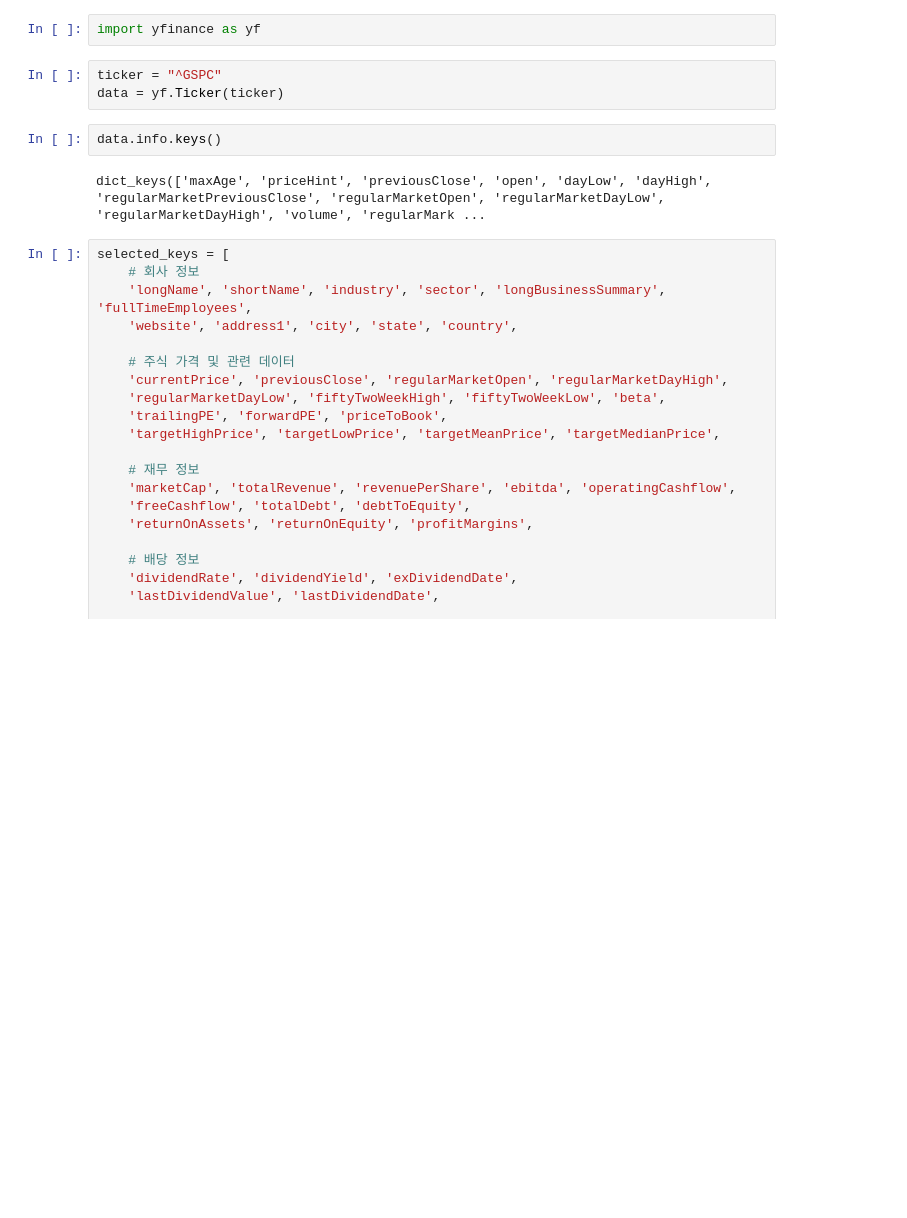
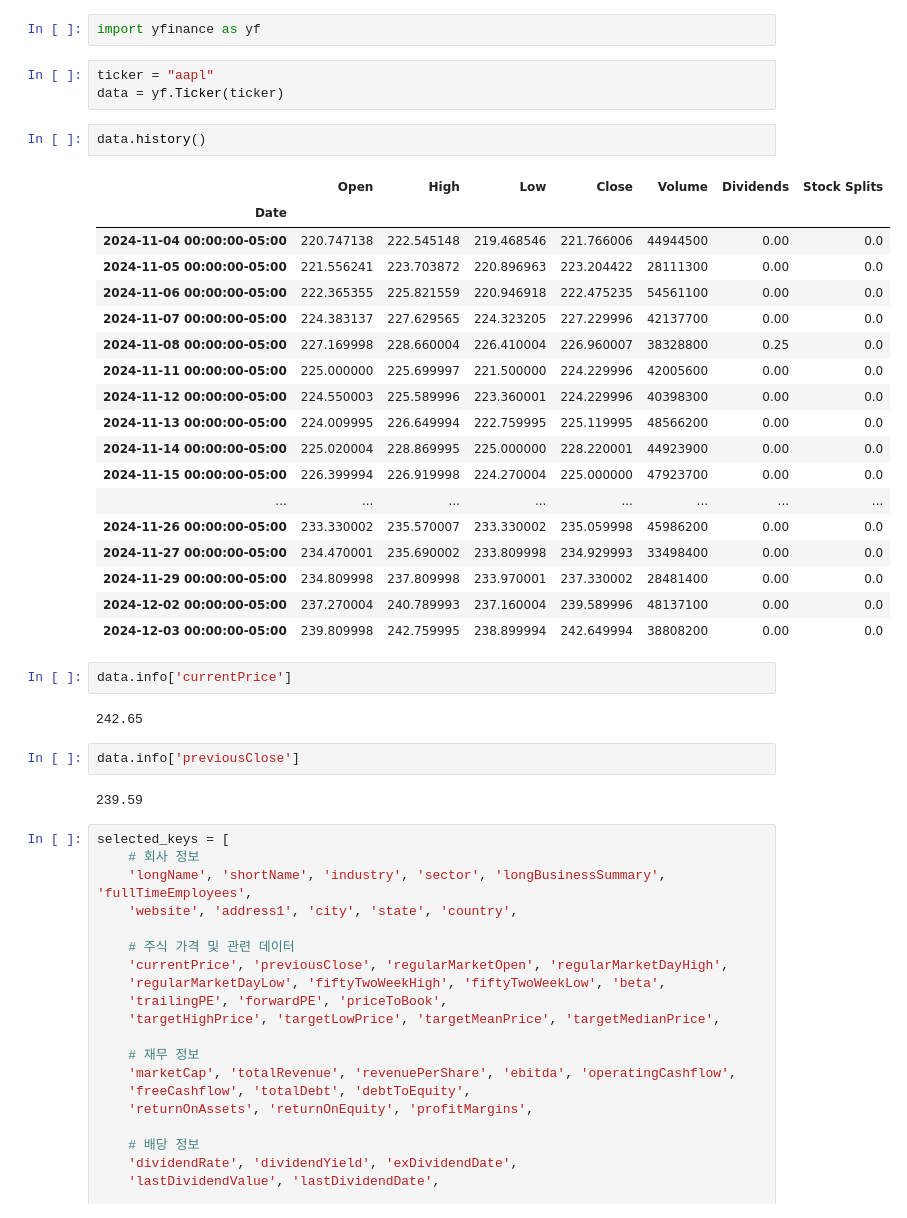
Before and after one commit to Pjus/investing, a Jupyter notebook: test.ipynb, the cells around one changed output. Saved outputs shown, nothing was run; the diff lists cells and outputs as text; blank space fills up the shorter version.

```diff
--- a/test.ipynb
+++ b/test.ipynb
@@ -1,12 +1,37 @@
 # %%
 import yfinance as yf
 # %%
-ticker = "^GSPC"
+ticker = "aapl"
 data = yf.Ticker(ticker)
+# %%
+data.history()
+# %% [output]
+|  | Open | High | Low | Close | Volume | Dividends | Stock Splits |
+| Date |  |  |  |  |  |  |  |
+| 2024-11-04 00:00:00-05:00 | 220.747138 | 222.545148 | 219.468546 | 221.766006 | 44944500 | 0.00 | 0.0 |
+| 2024-11-05 00:00:00-05:00 | 221.556241 | 223.703872 | 220.896963 | 223.204422 | 28111300 | 0.00 | 0.0 |
+| 2024-11-06 00:00:00-05:00 | 222.365355 | 225.821559 | 220.946918 | 222.475235 | 54561100 | 0.00 | 0.0 |
+| 2024-11-07 00:00:00-05:00 | 224.383137 | 227.629565 | 224.323205 | 227.229996 | 42137700 | 0.00 | 0.0 |
+| 2024-11-08 00:00:00-05:00 | 227.169998 | 228.660004 | 226.410004 | 226.960007 | 38328800 | 0.25 | 0.0 |
+| 2024-11-11 00:00:00-05:00 | 225.000000 | 225.699997 | 221.500000 | 224.229996 | 42005600 | 0.00 | 0.0 |
+| 2024-11-12 00:00:00-05:00 | 224.550003 | 225.589996 | 223.360001 | 224.229996 | 40398300 | 0.00 | 0.0 |
+| 2024-11-13 00:00:00-05:00 | 224.009995 | 226.649994 | 222.759995 | 225.119995 | 48566200 | 0.00 | 0.0 |
+| 2024-11-14 00:00:00-05:00 | 225.020004 | 228.869995 | 225.000000 | 228.220001 | 44923900 | 0.00 | 0.0 |
+| 2024-11-15 00:00:00-05:00 | 226.399994 | 226.919998 | 224.270004 | 225.000000 | 47923700 | 0.00 | 0.0 |
+| ... | ... | ... | ... | ... | ... | ... | ... |
+| 2024-11-26 00:00:00-05:00 | 233.330002 | 235.570007 | 233.330002 | 235.059998 | 45986200 | 0.00 | 0.0 |
+| 2024-11-27 00:00:00-05:00 | 234.470001 | 235.690002 | 233.809998 | 234.929993 | 33498400 | 0.00 | 0.0 |
+| 2024-11-29 00:00:00-05:00 | 234.809998 | 237.809998 | 233.970001 | 237.330002 | 28481400 | 0.00 | 0.0 |
+| 2024-12-02 00:00:00-05:00 | 237.270004 | 240.789993 | 237.160004 | 239.589996 | 48137100 | 0.00 | 0.0 |
+| 2024-12-03 00:00:00-05:00 | 239.809998 | 242.759995 | 238.899994 | 242.649994 | 38808200 | 0.00 | 0.0 |
 # %%
-data.info.keys()
+data.info['currentPrice']
 # %% [output]
-dict_keys(['maxAge', 'priceHint', 'previousClose', 'open', 'dayLow', 'dayHigh', 'regularMarketPreviousClose', 'regularMarketOpen', 'regularMarketDayLow', 'regularMarketDayHigh', 'volume', 'regularMark ...
+242.65
+# %%
+data.info['previousClose']
+# %% [output]
+239.59
 # %%
 selected_keys = [
     # 회사 정보
```
Also changed, not shown: parts of 3 cells of this notebook, 31 other files.
